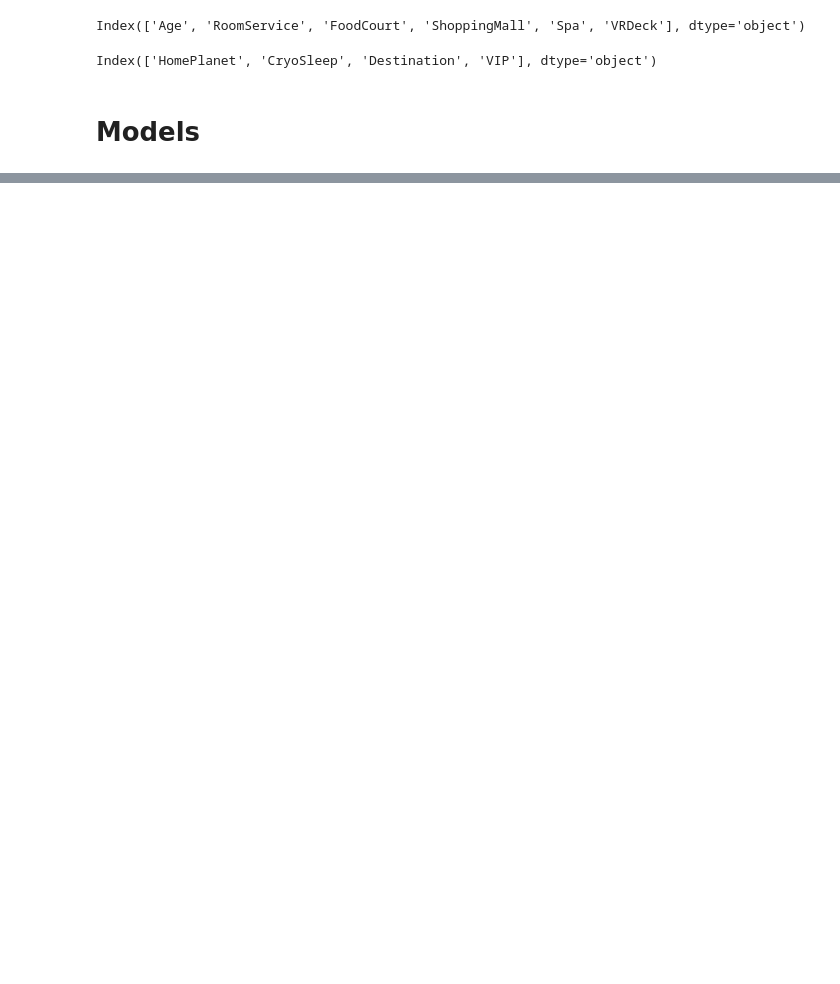
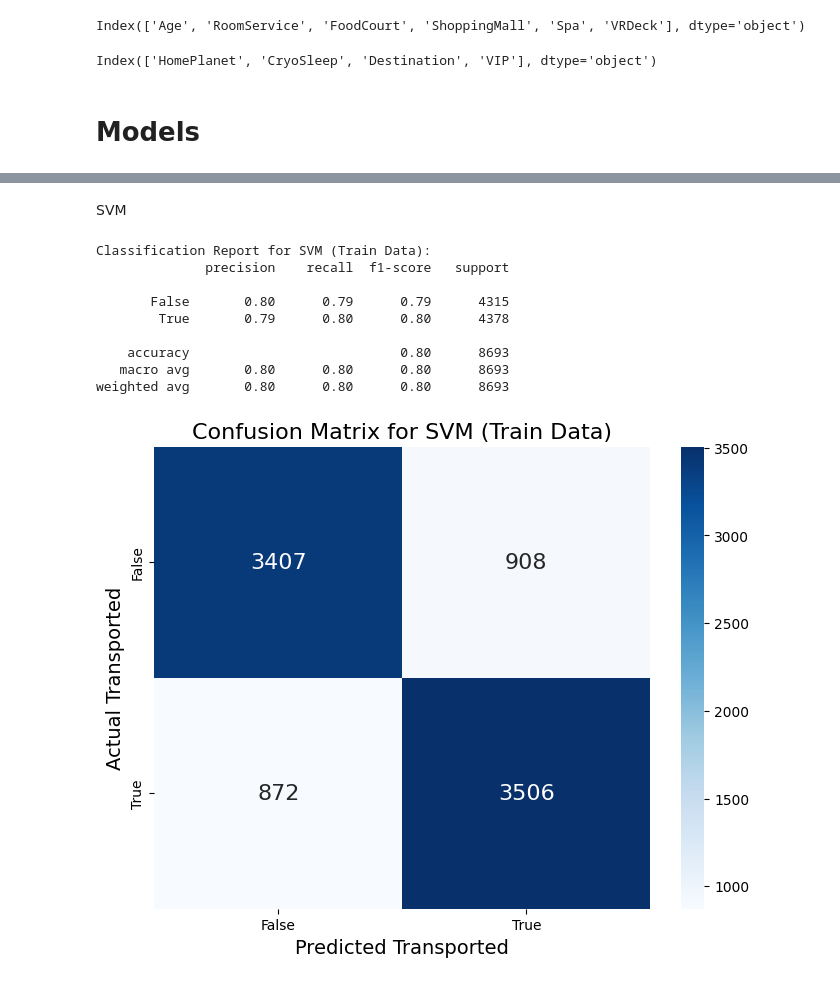
Before and after one commit to Kaggle-Challenge-Group-13/Spaceship-Titanic---Group-13, a Jupyter notebook: Kaggle_Spaceship_Challenge_Group_13.ipynb, the cells around one changed output, grey strips where cells are left out. Cells and saved outputs as stored; diff of their text form; code cells hidden in the pictures; blank space fills up the shorter version.

```diff
--- a/Kaggle_Spaceship_Challenge_Group_13.ipynb
+++ b/Kaggle_Spaceship_Challenge_Group_13.ipynb
@@ -353,0 +389,31 @@ def plot_permutation_importance(model, X_train, y_train, df, titlle):
+# %% [markdown]
+SVM
+# %%
+# Define the SVM model
+svm_model = SVC()
+
+# Create a pipeline for SVM including preprocessing and the model
+svm_pipeline = Pipeline(steps=[
+    ('preprocessor', preprocessor),
+    ('model', svm_model)
+])
+
+# Fit the SVM model on the training data
+svm_pipeline.fit(X_train, y_train)
+
+# Predict on the training set and evaluate
+svm_y_train_pred = svm_pipeline.predict(X_train)
+
+# Evaluate SVM model
+evaluate_model("SVM", y_train, svm_y_train_pred, dataset_type="Train")
+# %% [output]
+Classification Report for SVM (Train Data):
+              precision    recall  f1-score   support
+
+       False       0.80      0.79      0.79      4315
+        True       0.79      0.80      0.80      4378
+
+    accuracy                           0.80      8693
+   macro avg       0.80      0.80      0.80      8693
+weighted avg       0.80      0.80      0.80      8693
+[figure, added]
```
Also changed, not shown: parts of 6 cells of this notebook.
